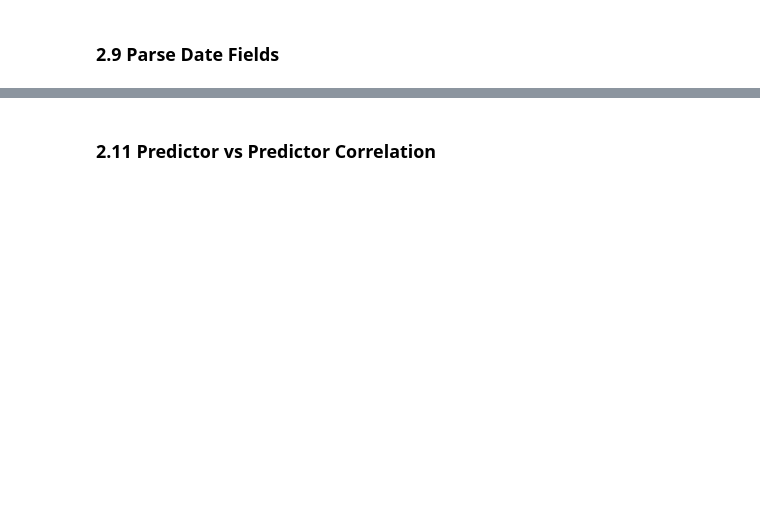
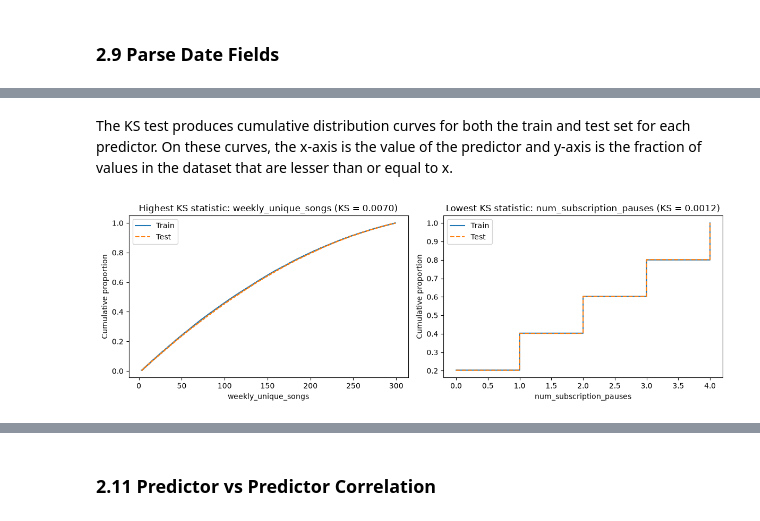
Before and after one commit to madewitt55/cs407-final-project, a Jupyter notebook: subscription_churn.ipynb, the cells around one changed output, grey strips where cells are left out. Saved outputs shown, nothing was run; the diff lists cells and outputs as text; code cells hidden in the pictures; blank space fills up the shorter version.

```diff
--- a/subscription_churn.ipynb
+++ b/subscription_churn.ipynb
@@ -487,0 +601,15 @@ The training set rows are 48.7% `churned = 0` and 51.3% `churned = 1`. This is a
+# %%
+from scipy import stats
+
+ALPHA = 0.05
+bonferroni_alpha = ALPHA / len(numerical_predictors)  # correct for running one test per predictor
+
+ks_tests = [stats.ks_2samp(train_df[col], test_df[col]) for col in numerical_predictors]
+ks_results = pd.DataFrame({
+    "ks_statistic": [test.statistic for test in ks_tests],
+    "p_value": [test.pvalue for test in ks_tests],
+}, index=numerical_predictors)
+ks_results["significant_at_0.05"] = ks_results["p_value"] < ALPHA
+ks_results["significant_bonferroni"] = ks_results["p_value"] < bonferroni_alpha
+display(ks_results.sort_values("ks_statistic", ascending=False).round(4))
+print(f"Bonferroni-corrected significance level: {bonferroni_alpha:.4f}")
@@ -487,0 +632,31 @@ The training set rows are 48.7% `churned = 0` and 51.3% `churned = 1`. This is a
+# %% [markdown]
+The KS test produces cumulative distribution curves for both the train and test set for each predictor. On these curves, the x-axis is the value of the predictor and y-axis is the fraction of values in the dataset that are lesser than or equal to x.
+# %%
+import matplotlib.pyplot as plt
+import numpy as np
+
+
+def ecdf(values, grid):
+    """Fraction of values at or below each point of the grid."""
+    return np.searchsorted(np.sort(values), grid, side="right") / len(values)
+
+extreme_predictors = {
+    "Highest KS statistic": ks_results["ks_statistic"].idxmax(),
+    "Lowest KS statistic": ks_results["ks_statistic"].idxmin(),
+}
+
+fig, axes = plt.subplots(1, 2, figsize=(12, 4))
+for (label, col), ax in zip(extreme_predictors.items(), axes):
+    grid = np.sort(np.concatenate([train_df[col], test_df[col]]))
+
+    ax.step(grid, ecdf(train_df[col], grid), where="post", label="Train")
+    ax.step(grid, ecdf(test_df[col], grid), where="post", label="Test", linestyle="--")
+    ax.set_title(f"{label}: {col} (KS = {ks_results.loc[col, 'ks_statistic']:.4f})")
+    ax.set_xlabel(col)
+    ax.set_ylabel("Cumulative proportion")
+    ax.legend()
+
+plt.tight_layout()
+plt.show()
+# %% [output]
+[figure, added]
```
Also changed, not shown: parts of 39 cells of this notebook.
